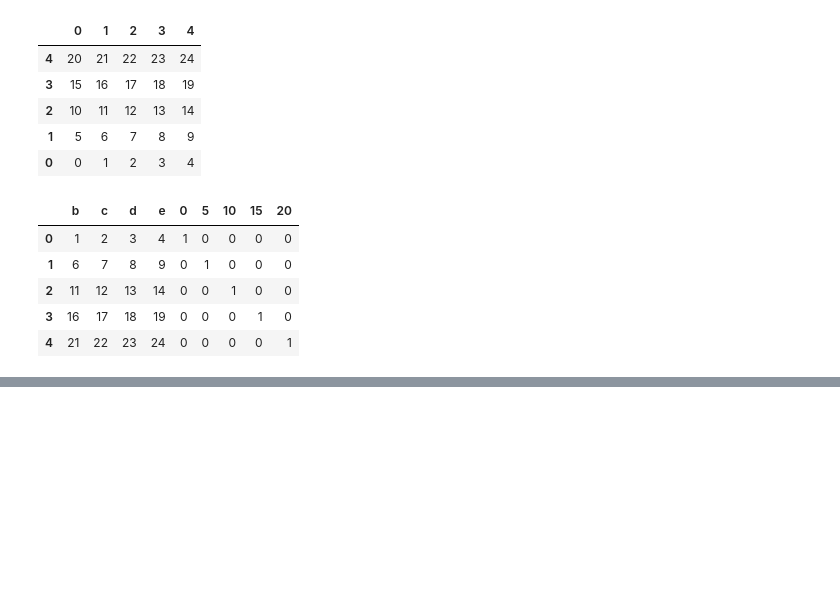
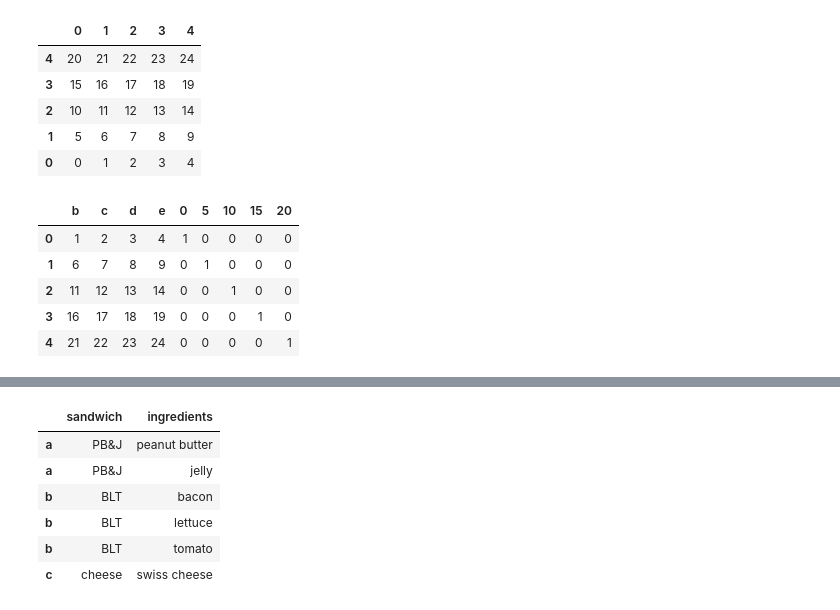
Before and after one commit to YLTsai0609/pandas_101, a Jupyter notebook: notebook.ipynb, the cells around one changed output, grey strips where cells are left out. Saved outputs shown, nothing was run; the diff lists cells and outputs as text; code cells hidden in the pictures; blank space fills up the shorter version.

```diff
--- a/notebook.ipynb
+++ b/notebook.ipynb
@@ -1385,0 +1382,23 @@ df
+# %%
+# pandas tricks from Kevin Markham
+# Does your Series contain lists of itrms?
+df = pd.DataFrame({'sandwich':['PB&J','BLT','cheese'],
+             'ingredients':[['peanut butter','jelly'],
+                           ['bacon','lettuce','tomato'],
+                           ['swiss cheese']]},
+            index=['a','b','c'])
+
+
+df.explode('ingredients')
+# Hint new method in 0.25
+# Data Cleaning 時非常有用
+# 尤其是從json格式讀取檔案時
+# 同樣的方法在pd.Series當中也有
+# %% [output]
+|  | sandwich | ingredients |
+| a | PB&J | peanut butter |
+| a | PB&J | jelly |
+| b | BLT | bacon |
+| b | BLT | lettuce |
+| b | BLT | tomato |
+| c | cheese | swiss cheese |
```
Also changed, not shown: parts of 33 cells of this notebook, 1 other file.
